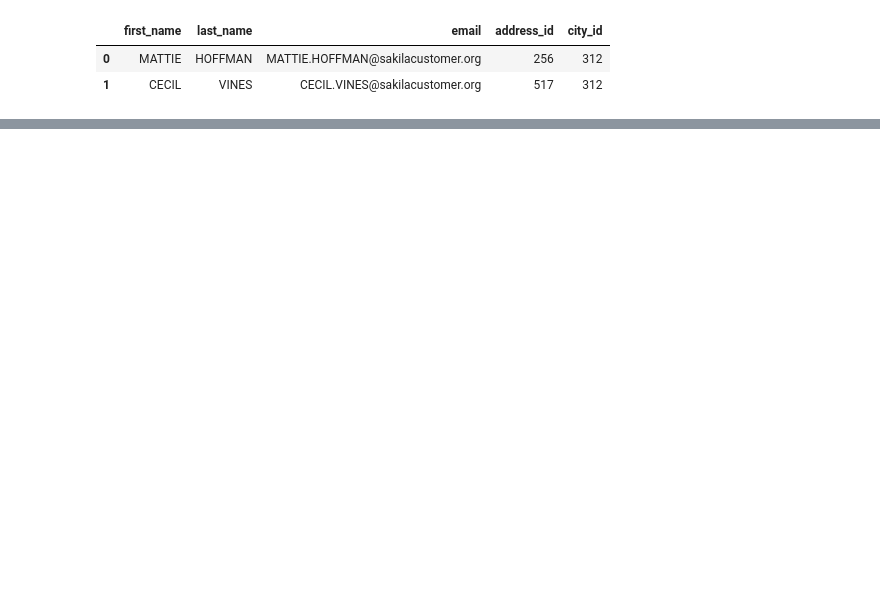
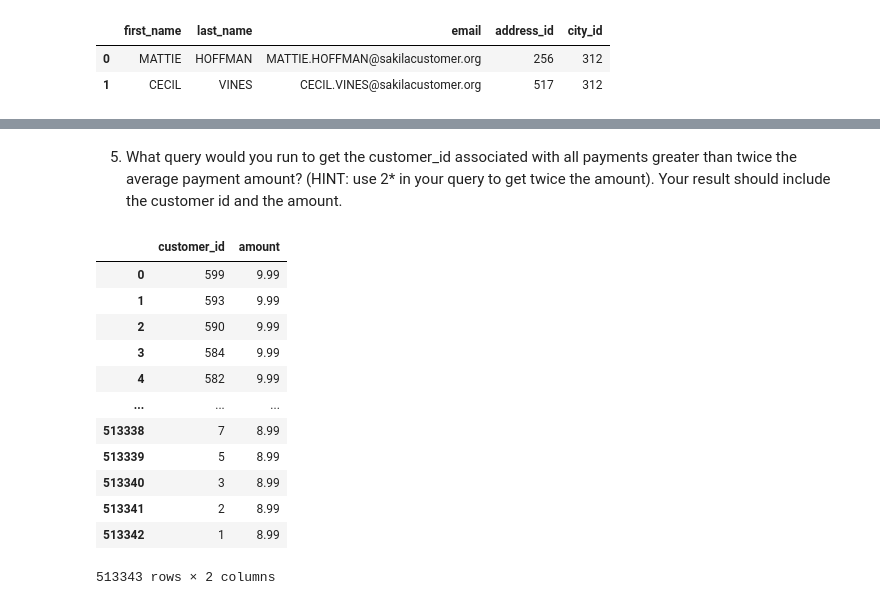
Before and after one commit to ragedharb16/saika, a Jupyter notebook: core 1.ipynb, the cells around one changed output, grey strips where cells are left out. Drawn from its saved outputs; the diff is of its cells as text; code cells hidden in the pictures; blank space fills up the shorter version.

```diff
--- a/core 1.ipynb
+++ b/core 1.ipynb
@@ -32,0 +111,26 @@ FROM category'''
+# %% [markdown]
+5. What query would you run to get the customer_id associated with all payments greater than twice the average payment amount? (HINT: use 2* in your query to get twice the amount). Your result should include the customer id and the amount.
+# %%
+q= '''SELECT customer.customer_id, payment.amount
+FROM customer
+JOIN payment
+WHERE payment.amount >
+  (SELECT (2*AVG(payment.amount))
+  FROM payment)'''
+
+df=pd.read_sql(q, engine)
+df
+# %% [output]
+|  | customer_id | amount |
+| 0 | 599 | 9.99 |
+| 1 | 593 | 9.99 |
+| 2 | 590 | 9.99 |
+| 3 | 584 | 9.99 |
+| 4 | 582 | 9.99 |
+| ... | ... | ... |
+| 513338 | 7 | 8.99 |
+| 513339 | 5 | 8.99 |
+| 513340 | 3 | 8.99 |
+| 513341 | 2 | 8.99 |
+| 513342 | 1 | 8.99 |
+513343 rows × 2 columns
```
Also changed, not shown: parts of 11 cells of this notebook, 1 other file.
